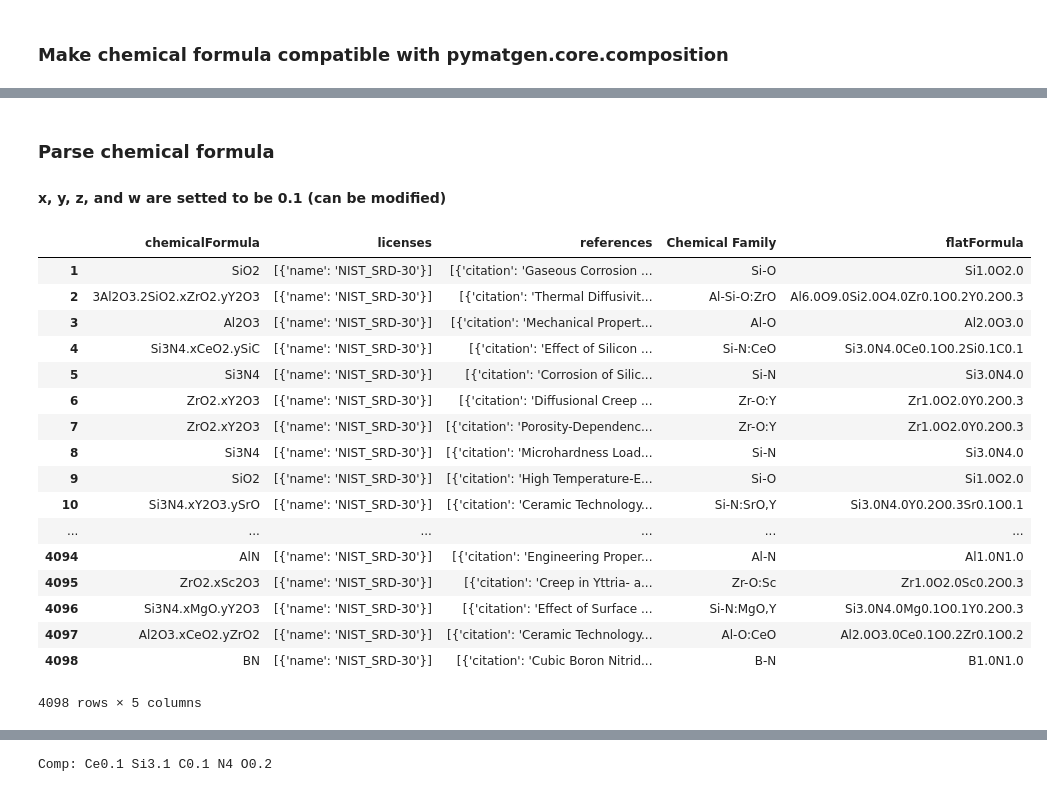
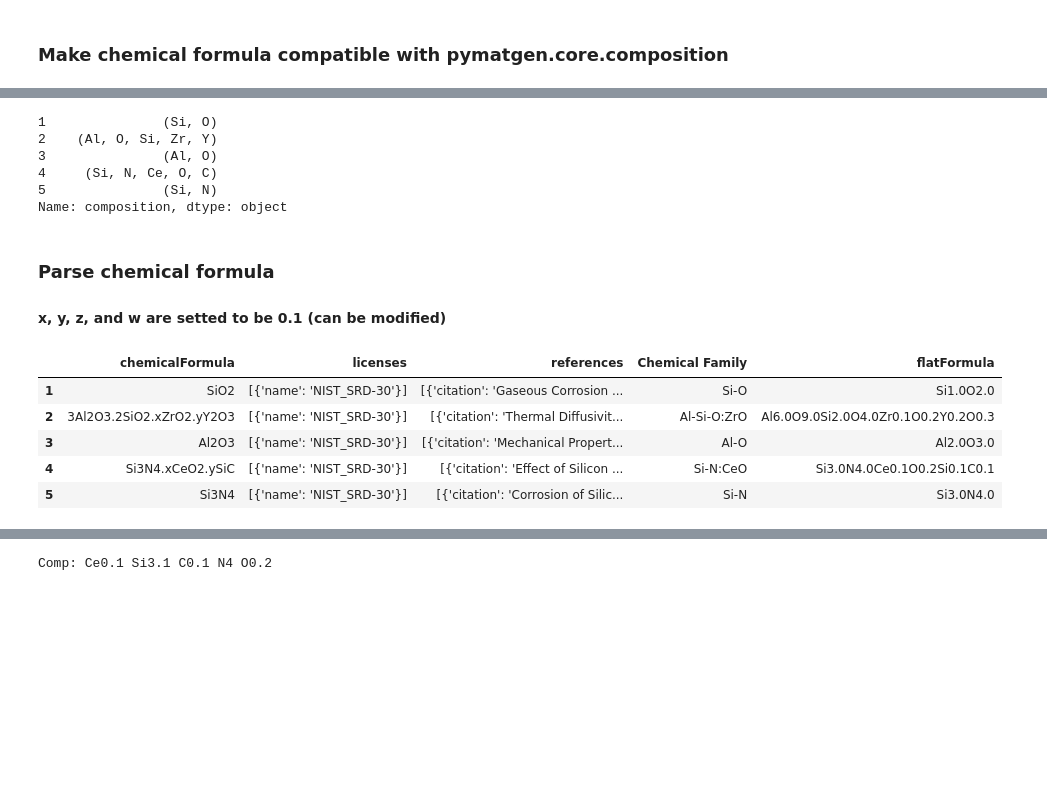
Before and after one commit to ckborg/DSW2018, a Jupyter notebook: retrieve_scd_data_matminer.ipynb, the cells around one changed output, grey strips where cells are left out. Cells and saved outputs as stored; diff of their text form; code cells hidden in the pictures; blank space fills up the shorter version.

```diff
--- a/retrieve_scd_data_matminer.ipynb
+++ b/retrieve_scd_data_matminer.ipynb
@@ -96,7 +127,14 @@ feat["composition"] = feat["composition"].transform(make_chem_form_compatible)
 # which in turn uses pymatgen.core.composition
 feat["composition"] = feat["composition"].transform(str_to_composition)
 # %%
-feat['composition']
+feat['composition'].head()
+# %% [output]
+1               (Si, O)
+2    (Al, O, Si, Zr, Y)
+3               (Al, O)
+4     (Si, N, Ce, O, C)
+5               (Si, N)
+Name: composition, dtype: object
 # %% [markdown]
 ### Parse chemical formula
 #### x, y, z, and w are setted to be 0.1 (can be modified)
@@ -163,26 +201,14 @@ def formula_parser(formula):
     return formula_reconstruct(formula_decompose(formula))
 # %%
 df1["flatFormula"] = df1["chemicalFormula"].map(formula_parser)
-df1.dropna(axis=1)
+df1.dropna(axis=1).head()
 # %% [output]
 |  | chemicalFormula | licenses | references | Chemical Family | flatFormula |
 | 1 | SiO2 | [{'name': 'NIST_SRD-30'}] | [{'citation': 'Gaseous Corrosion ... | Si-O | Si1.0O2.0 |
 | 2 | 3Al2O3.2SiO2.xZrO2.yY2O3 | [{'name': 'NIST_SRD-30'}] | [{'citation': 'Thermal Diffusivit... | Al-Si-O:ZrO | Al6.0O9.0Si2.0O4.0Zr0.1O0.2Y0.2O0.3 |
 | 3 | Al2O3 | [{'name': 'NIST_SRD-30'}] | [{'citation': 'Mechanical Propert... | Al-O | Al2.0O3.0 |
 | 4 | Si3N4.xCeO2.ySiC | [{'name': 'NIST_SRD-30'}] | [{'citation': 'Effect of Silicon ... | Si-N:CeO | Si3.0N4.0Ce0.1O0.2Si0.1C0.1 |
 | 5 | Si3N4 | [{'name': 'NIST_SRD-30'}] | [{'citation': 'Corrosion of Silic... | Si-N | Si3.0N4.0 |
-| 6 | ZrO2.xY2O3 | [{'name': 'NIST_SRD-30'}] | [{'citation': 'Diffusional Creep ... | Zr-O:Y | Zr1.0O2.0Y0.2O0.3 |
-| 7 | ZrO2.xY2O3 | [{'name': 'NIST_SRD-30'}] | [{'citation': 'Porosity-Dependenc... | Zr-O:Y | Zr1.0O2.0Y0.2O0.3 |
-| 8 | Si3N4 | [{'name': 'NIST_SRD-30'}] | [{'citation': 'Microhardness Load... | Si-N | Si3.0N4.0 |
-| 9 | SiO2 | [{'name': 'NIST_SRD-30'}] | [{'citation': 'High Temperature-E... | Si-O | Si1.0O2.0 |
-| 10 | Si3N4.xY2O3.ySrO | [{'name': 'NIST_SRD-30'}] | [{'citation': 'Ceramic Technology... | Si-N:SrO,Y | Si3.0N4.0Y0.2O0.3Sr0.1O0.1 |
-| ... | ... | ... | ... | ... | ... |
-| 4094 | AlN | [{'name': 'NIST_SRD-30'}] | [{'citation': 'Engineering Proper... | Al-N | Al1.0N1.0 |
-| 4095 | ZrO2.xSc2O3 | [{'name': 'NIST_SRD-30'}] | [{'citation': 'Creep in Yttria- a... | Zr-O:Sc | Zr1.0O2.0Sc0.2O0.3 |
-| 4096 | Si3N4.xMgO.yY2O3 | [{'name': 'NIST_SRD-30'}] | [{'citation': 'Effect of Surface ... | Si-N:MgO,Y | Si3.0N4.0Mg0.1O0.1Y0.2O0.3 |
-| 4097 | Al2O3.xCeO2.yZrO2 | [{'name': 'NIST_SRD-30'}] | [{'citation': 'Ceramic Technology... | Al-O:CeO | Al2.0O3.0Ce0.1O0.2Zr0.1O0.2 |
-| 4098 | BN | [{'name': 'NIST_SRD-30'}] | [{'citation': 'Cubic Boron Nitrid... | B-N | B1.0N1.0 |
-4098 rows × 5 columns
 # %%
 df1["composition"] =df1["flatFormula"].transform(str_to_composition)
 df1.dropna(axis=1).head()
```
Also changed, not shown: parts of 15 cells of this notebook.
